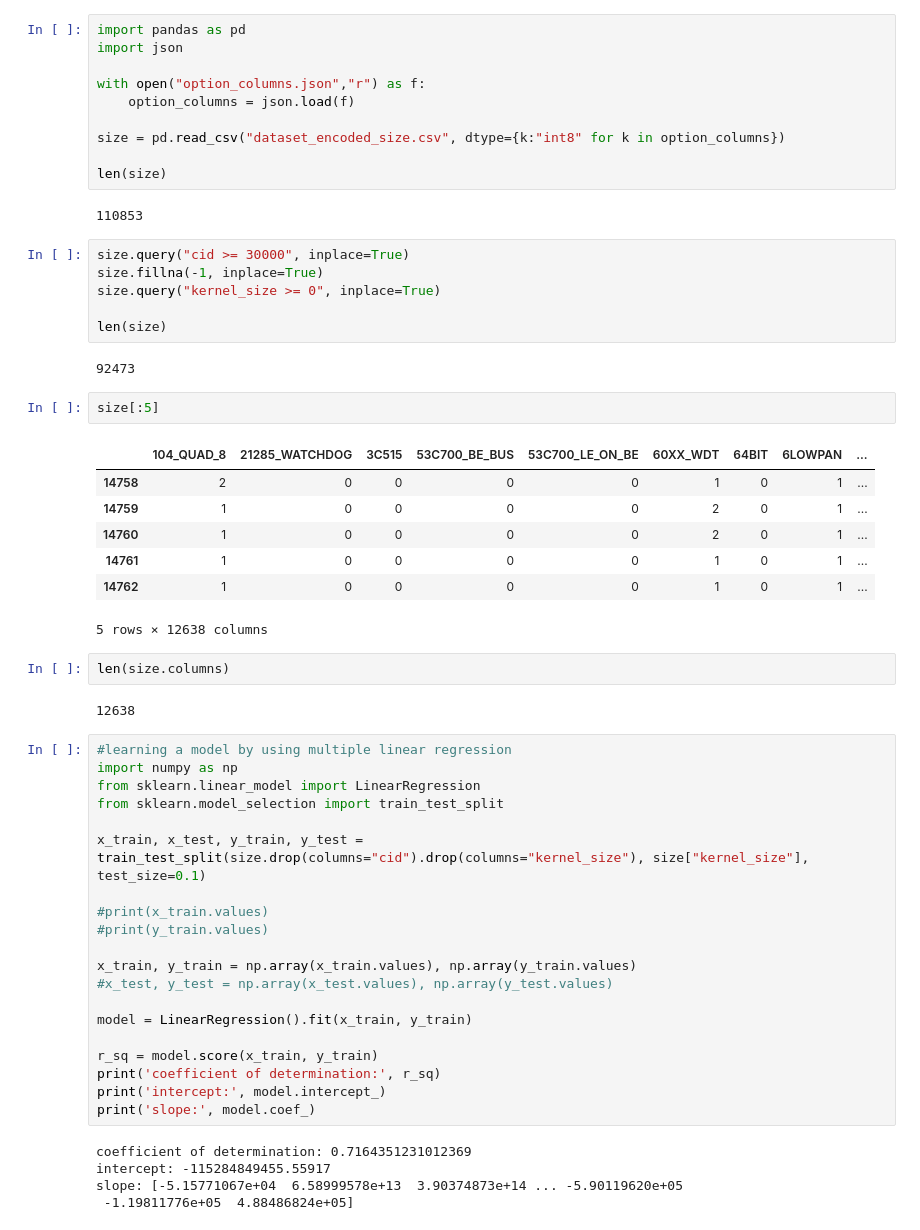
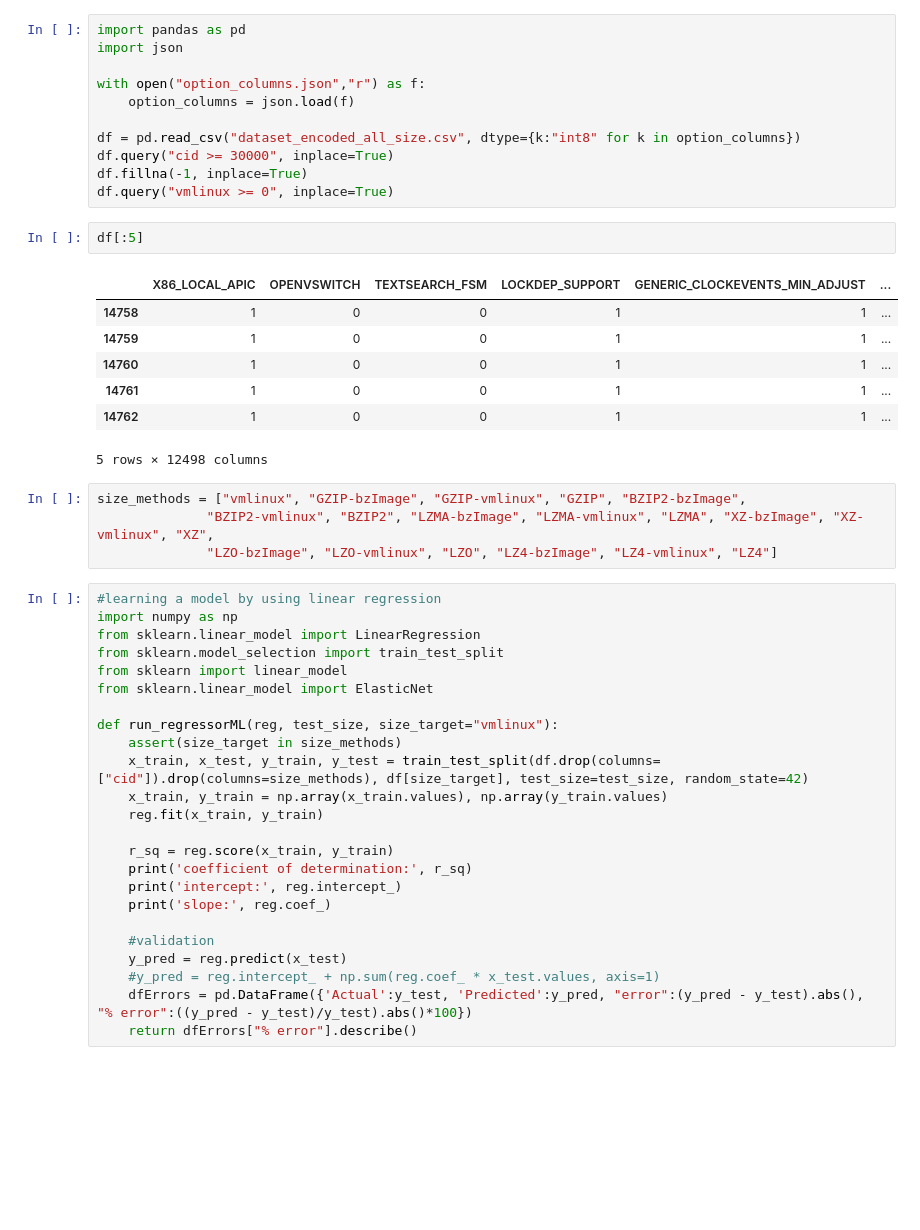
Before and after one commit to TuxML/size-analysis, a Jupyter notebook: multiple_linear_regression.ipynb, the cells around one changed output. Saved outputs shown, nothing was run; the diff lists cells and outputs as text; blank space fills up the shorter version.

```diff
--- a/multiple_linear_regression.ipynb
+++ b/multiple_linear_regression.ipynb
@@ -5,55 +5,45 @@ import json
 with open("option_columns.json","r") as f:
     option_columns = json.load(f)
 
-size = pd.read_csv("dataset_encoded_size.csv", dtype={k:"int8" for k in option_columns})
-
-len(size)
+df = pd.read_csv("dataset_encoded_all_size.csv", dtype={k:"int8" for k in option_columns})
+df.query("cid >= 30000", inplace=True)
+df.fillna(-1, inplace=True)
+df.query("vmlinux >= 0", inplace=True)
-# %% [output]
-110853
-# %%
-size.query("cid >= 30000", inplace=True)
-size.fillna(-1, inplace=True)
-size.query("kernel_size >= 0", inplace=True)
-
-len(size)
-# %% [output]
-92473
 # %%
-size[:5]
+df[:5]
 # %% [output]
-|  | 104_QUAD_8 | 21285_WATCHDOG | 3C515 | 53C700_BE_BUS | 53C700_LE_ON_BE | 60XX_WDT | 64BIT | 6LOWPAN | ... |
-| 14758 | 2 | 0 | 0 | 0 | 0 | 1 | 0 | 1 | ... |
-| 14759 | 1 | 0 | 0 | 0 | 0 | 2 | 0 | 1 | ... |
-| 14760 | 1 | 0 | 0 | 0 | 0 | 2 | 0 | 1 | ... |
-| 14761 | 1 | 0 | 0 | 0 | 0 | 1 | 0 | 1 | ... |
-| 14762 | 1 | 0 | 0 | 0 | 0 | 1 | 0 | 1 | ... |
+|  | X86_LOCAL_APIC | OPENVSWITCH | TEXTSEARCH_FSM | LOCKDEP_SUPPORT | GENERIC_CLOCKEVENTS_MIN_ADJUST | ... |
+| 14758 | 1 | 0 | 0 | 1 | 1 | ... |
+| 14759 | 1 | 0 | 0 | 1 | 1 | ... |
+| 14760 | 1 | 0 | 0 | 1 | 1 | ... |
+| 14761 | 1 | 0 | 0 | 1 | 1 | ... |
+| 14762 | 1 | 0 | 0 | 1 | 1 | ... |
-5 rows × 12638 columns
+5 rows × 12498 columns
-# %%
-len(size.columns)
-# %% [output]
-12638
+# %%
+size_methods = ["vmlinux", "GZIP-bzImage", "GZIP-vmlinux", "GZIP", "BZIP2-bzImage",
+              "BZIP2-vmlinux", "BZIP2", "LZMA-bzImage", "LZMA-vmlinux", "LZMA", "XZ-bzImage", "XZ-vmlinux", "XZ",
+              "LZO-bzImage", "LZO-vmlinux", "LZO", "LZ4-bzImage", "LZ4-vmlinux", "LZ4"]
 # %%
-#learning a model by using multiple linear regression
+#learning a model by using linear regression
 import numpy as np
 from sklearn.linear_model import LinearRegression
 from sklearn.model_selection import train_test_split
+from sklearn import linear_model
+from sklearn.linear_model import ElasticNet
 
-x_train, x_test, y_train, y_test = train_test_split(size.drop(columns="cid").drop(columns="kernel_size"), size["kernel_size"], test_size=0.1)
+def run_regressorML(reg, test_size, size_target="vmlinux"):
+    assert(size_target in size_methods)
+    x_train, x_test, y_train, y_test = train_test_split(df.drop(columns=["cid"]).drop(columns=size_methods), df[size_target], test_size=test_size, random_state=42)
+    x_train, y_train = np.array(x_train.values), np.array(y_train.values)
+    reg.fit(x_train, y_train)
 
-#print(x_train.values)
-#print(y_train.values)
+    r_sq = reg.score(x_train, y_train)
+    print('coefficient of determination:', r_sq)
+    print('intercept:', reg.intercept_)
+    print('slope:', reg.coef_)
 
-x_train, y_train = np.array(x_train.values), np.array(y_train.values)
-#x_test, y_test = np.array(x_test.values), np.array(y_test.values)
-
-model = LinearRegression().fit(x_train, y_train)
-
-r_sq = model.score(x_train, y_train)
-print('coefficient of determination:', r_sq)
-print('intercept:', model.intercept_)
-print('slope:', model.coef_)
+    #validation
+    y_pred = reg.predict(x_test)
+    #y_pred = reg.intercept_ + np.sum(reg.coef_ * x_test.values, axis=1)
+    dfErrors = pd.DataFrame({'Actual':y_test, 'Predicted':y_pred, "error":(y_pred - y_test).abs(), "% error":((y_pred - y_test)/y_test).abs()*100})
+    return dfErrors["% error"].describe()
-# %% [output]
-coefficient of determination: 0.7164351231012369
-intercept: -115284849455.55917
-slope: [-5.15771067e+04  6.58999578e+13  3.90374873e+14 ... -5.90119620e+05
- -1.19811776e+05  4.88486824e+05]
```
Also changed, not shown: parts of 13 cells of this notebook.
